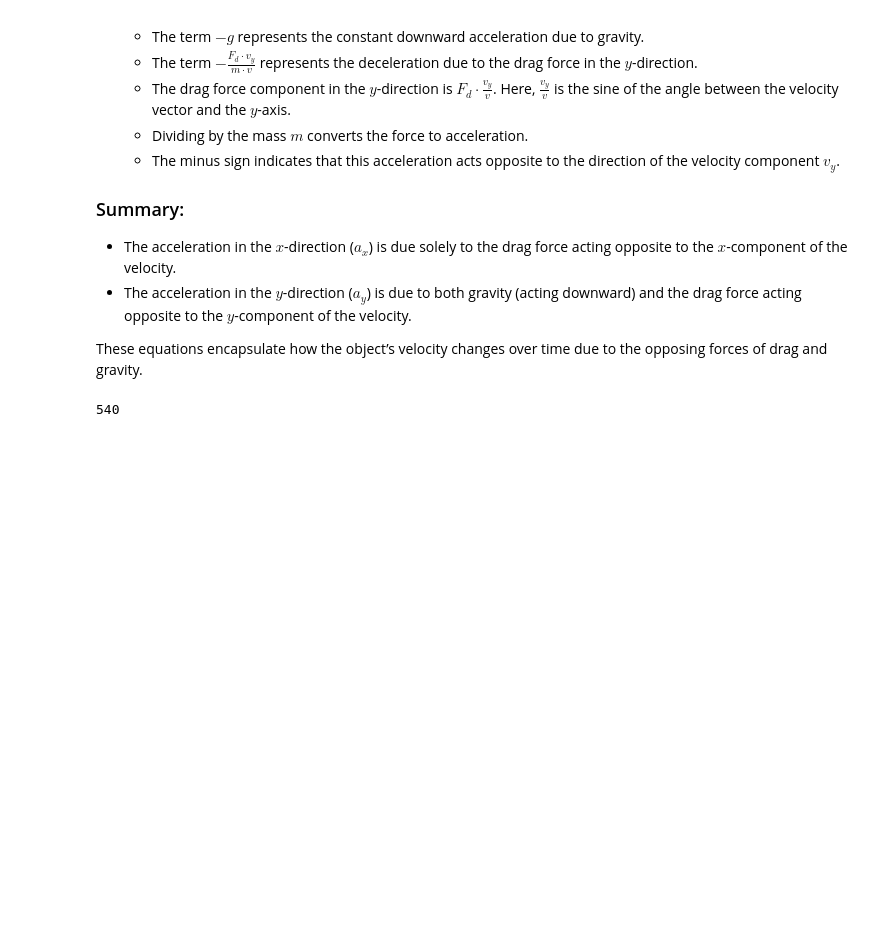
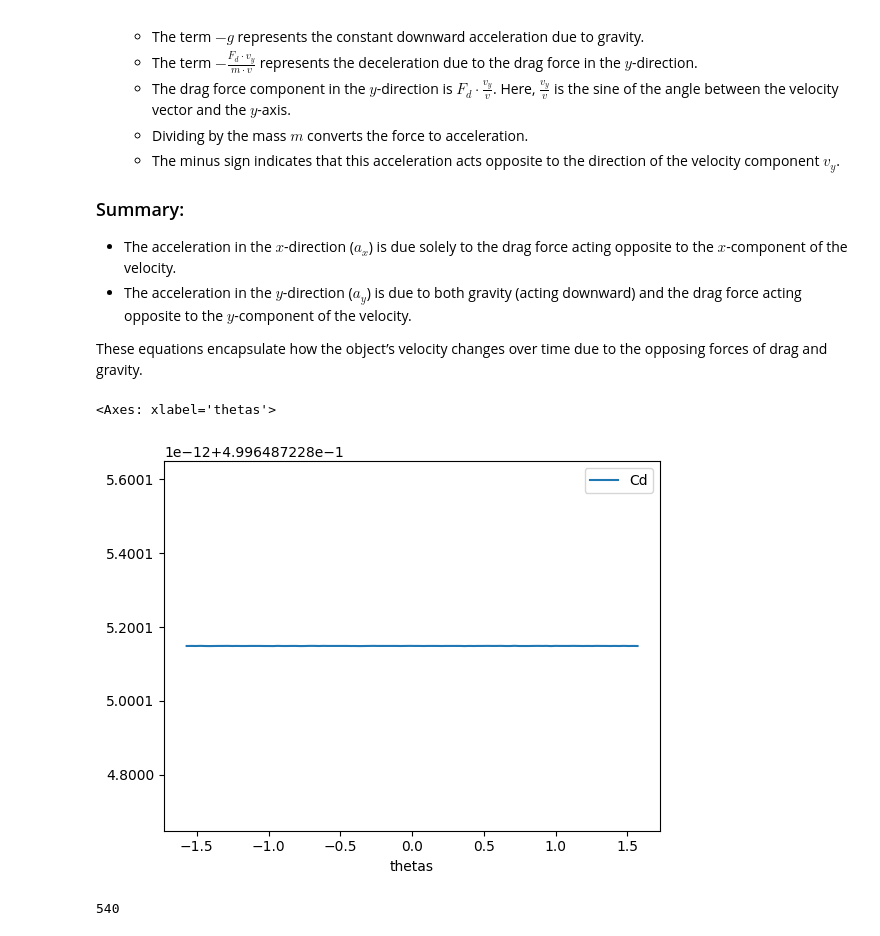
Before and after one commit to busboom-software-studio/PINNiped, a Jupyter notebook: notebooks/maxbusboom/Trajectory.ipynb, the cells around one changed output. Drawn from its saved outputs; the diff is of its cells as text; code cells hidden in the pictures; blank space fills up the shorter version.

```diff
--- a/notebooks/maxbusboom/Trajectory.ipynb
+++ b/notebooks/maxbusboom/Trajectory.ipynb
@@ -40,4 +46,48 @@ $a_y = -g - \frac{F_d \cdot v_y}{m \cdot v}$
 - The acceleration in the $y$-direction ($a_y$) is due to both gravity (acting downward) and the drag force acting opposite to the $y$-component of the velocity.
 
 These equations encapsulate how the object’s velocity changes over time due to the opposing forces of drag and gravity.
+# %%
+def drag_coeff(theta,r_inner,r_outer,v_x,v_y,thickness,rho=1.225):#c_d=2*F_d/(rho*u^2*A)->
+    #F_d is drag force,rho is mass density,u is flow speed of object relative to the fluid,A is reference Area.
+    # the methodology is to have the function return the x-component and the y-componenet and
+    # use the euclidian distance formula to calculate a resultant vector.
+    # First we will calculate A: its y-component and then the x-component.
+    #y-component of A:
+    y_proj_o=r_outer*np.cos(theta) #computes the vector projection of the outer raduis of the donut
+    # at the specified angle onto the "x-axis"
+    y_proj_i = r_inner*np.cos(theta)# computes the vector projection of the inner radius of donut at the angle onto the "x-axis".
+    A_y = np.pi*(r_outer-r_inner)*(y_proj_o-y_proj_i)# this is basically calculating the area of the shadow that the donut casts.
+    #x-component of A:
+    x_proj_o = r_outer*np.sin(theta)#same stuff as before, but this time projected onto the "y-axis"
+    x_proj_i = r_inner*np.sin(theta)
+    A_x = np.pi*(r_outer-r_inner)*(x_proj_o-x_proj_i)#TODO: Fix this at some point, IDK if the x-projection is right.
+    #Okay now we're gonna compute the components of drag force using Stoke's Law:
+    F_d_x = 3*(np.pi**2)*thickness*rho*v_x*x_proj_o
+    F_d_y = 3*(np.pi**2)*(y_proj_o-y_proj_i)*rho*v_y*y_proj_o
+    #Find Drag coefficients for both x and y:
+    c_d_x=2*F_d_x/(rho*A_x*v_x**2)
+    c_d_y= 2*F_d_y/(rho*A_y*v_y**2) if v_y!=0 else 0
+    #return the euclidean distance of the drag coefficients to return a scalar value of the resultant vector.
+    return c_d_x**2+c_d_y**2
+def drag_force_f(theta,v_x,v_y,alpha,alpha_2,c_d):
+    return (np.sin(theta)*alpha+np.cos(theta)*alpha_2)*c_d*rho*(v_x**2*v_y**2)/2
+
+
+from functools import partial
+
+f = partial(drag_coeff, r_inner=1,r_outer=3,v_x=10,v_y=0,thickness=.5,rho=1.225)
+
+thetas = np.linspace(-.5*np.pi,.5*np.pi,100)
+
+f = np.vectorize(f)
+
+t = pd.DataFrame({
+    'thetas': thetas,
+    'Cd': f(thetas)
+})
+
+t.plot(x='thetas',y='Cd')
+# %% [output]
+<Axes: xlabel='thetas'>
+[figure, added]
 # %%
```
Also changed, not shown: parts of 4 cells of this notebook.
